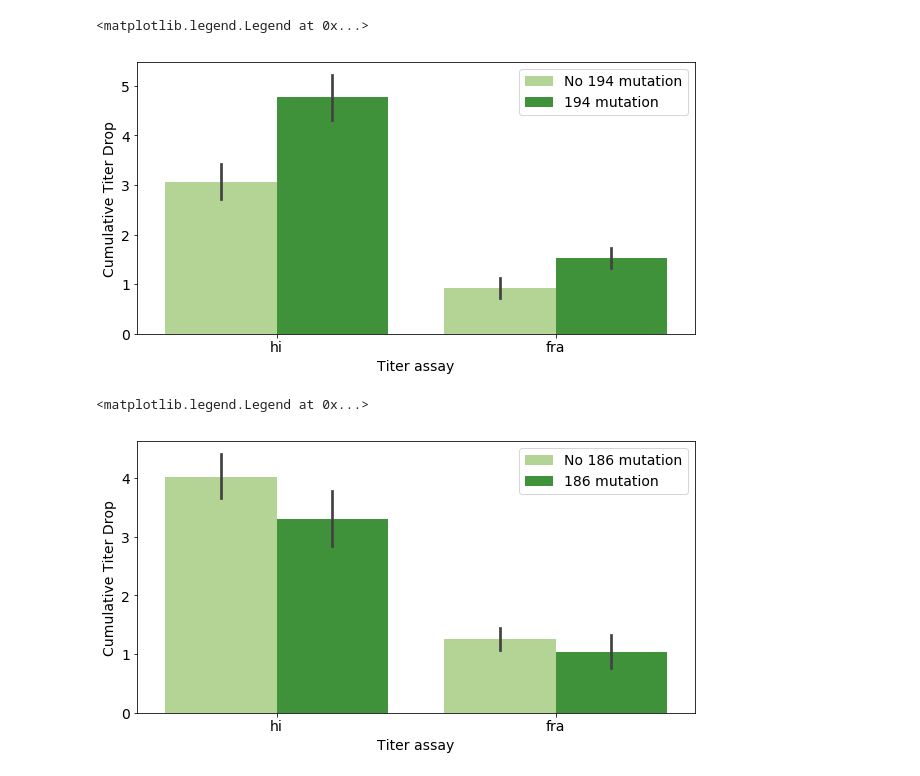
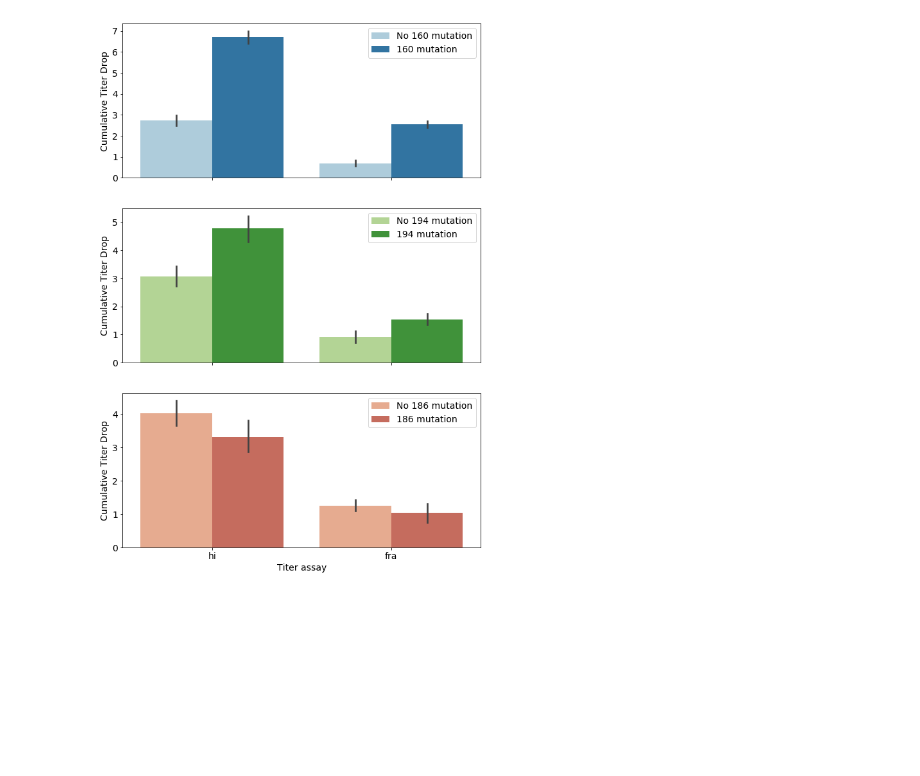
Before and after one commit to blab/egg-passage, a Jupyter notebook: notebooks/titers.ipynb, the cells around one changed output. Saved outputs shown, nothing was run; the diff lists cells and outputs as text; code cells hidden in the pictures; blank space fills up the shorter version.

Commit message:
first look at titer drops associated with top mutations

```diff
--- a/notebooks/titers.ipynb
+++ b/notebooks/titers.ipynb
@@ -35,26 +22,23 @@ ax.legend(handles, ["No 160 mutation", "160 mutation"], loc=1, fontsize=14)
-# %%
-#Plot titer drops with and without mutation at 194
-fig, ax = plt.subplots(figsize=(10,5))
-ax.grid(False)
-sns.barplot(x='assay',y='cTiterSub',hue='mut194',data=egg_titer, ax=ax, palette=['#b2df8a','#33a02c'])
-ax.tick_params(axis='both', labelsize=14)
-plt.xlabel('Titer assay', size=14)
-plt.ylabel('Cumulative Titer Drop', size=14)
-handles, _ = ax.get_legend_handles_labels()
-ax.legend(handles, ["No 194 mutation", "194 mutation"], loc=1, fontsize=14)
-# %% [output]
-<matplotlib.legend.Legend at 0x...>
-[figure, removed]
-# %%
-#Plot titer drops with and without mutation at 186
-fig, ax = plt.subplots(figsize=(10,5))
-ax.grid(False)
-sns.barplot(x='assay',y='cTiterSub',hue='mut186',data=egg_titer, ax=ax, palette=['#b2df8a','#33a02c'])
-ax.tick_params(axis='both', labelsize=14)
-plt.xlabel('Titer assay', size=14)
-plt.ylabel('Cumulative Titer Drop', size=14)
-handles, _ = ax.get_legend_handles_labels()
-ax.legend(handles, ["No 186 mutation", "186 mutation"], loc=1, fontsize=14)
-# %% [output]
-<matplotlib.legend.Legend at 0x...>
-[figure, removed]
+# %%
+#Plot titer drops with and without mutation at 160
+fig, (ax1,ax2,ax3) = plt.subplots(3,1,figsize=(10,15))
+sns.barplot(x='assay',y='cTiterSub',hue='mut160',data=egg_titer, ax=ax1, palette=['#a6cee3','#1f78b4'])
+handles, _ = ax1.get_legend_handles_labels()
+ax1.legend(handles, ["No 160 mutation", "160 mutation"], loc=1, fontsize=14)
+
+sns.barplot(x='assay',y='cTiterSub',hue='mut194',data=egg_titer, ax=ax2, palette=['#b2df8a','#33a02c'])
+handles, _ = ax2.get_legend_handles_labels()
+ax2.legend(handles, ["No 194 mutation", "194 mutation"], loc=1, fontsize=14)
+
+sns.barplot(x='assay',y='cTiterSub',hue='mut186',data=egg_titer, ax=ax3, palette=['#f4a582','#d6604d'])
+handles, _ = ax3.get_legend_handles_labels()
+ax3.legend(handles, ["No 186 mutation", "186 mutation"], loc=1, fontsize=14)
+
+for ax in [ax1,ax2,ax3]:
+    ax.grid(False)
+    ax.tick_params(axis='both', labelsize=14)
+    ax.set_xlabel('Titer assay',fontsize=14)
+    ax.set_ylabel('Cumulative Titer Drop',fontsize=14)
+    ax.label_outer()
+# %% [output]
+[figure, added]
```
Also changed, not shown: parts of 1 cell of this notebook, 1 other file.
